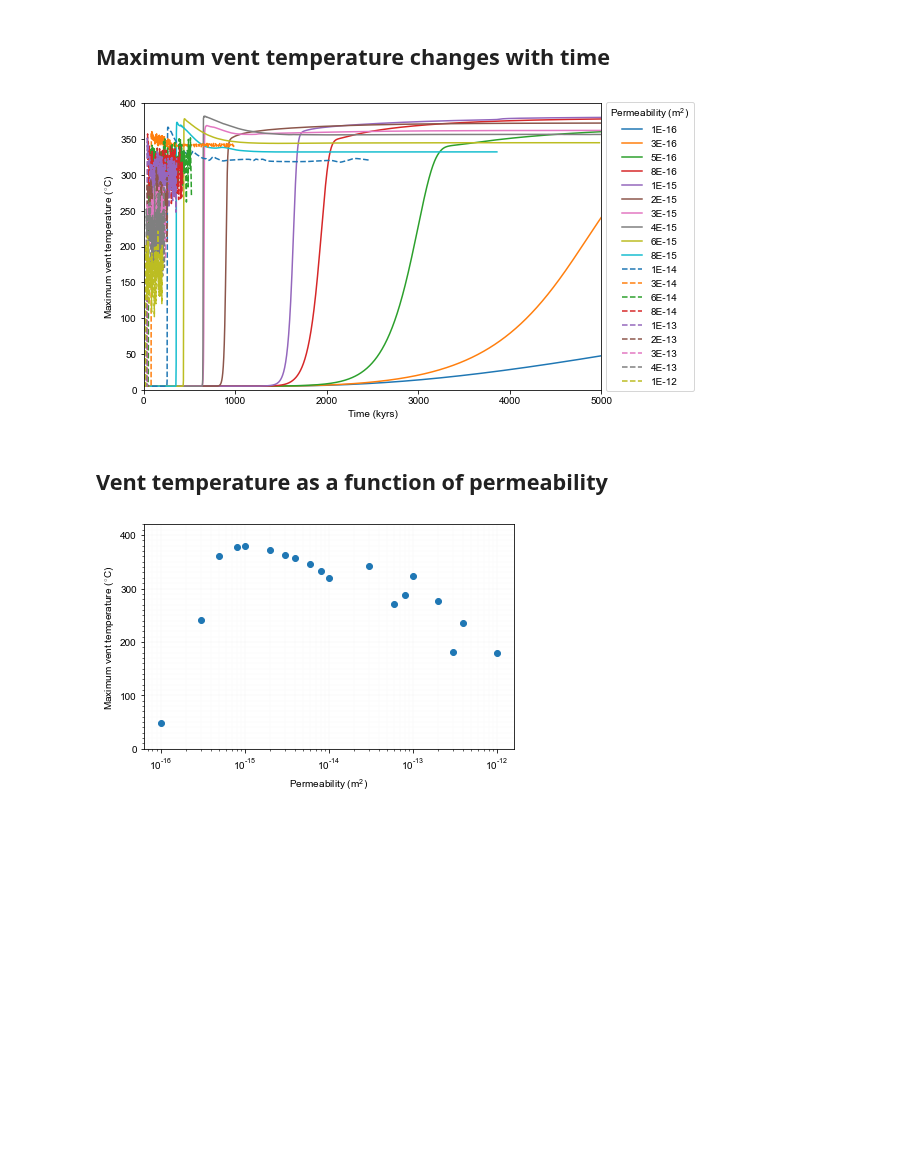
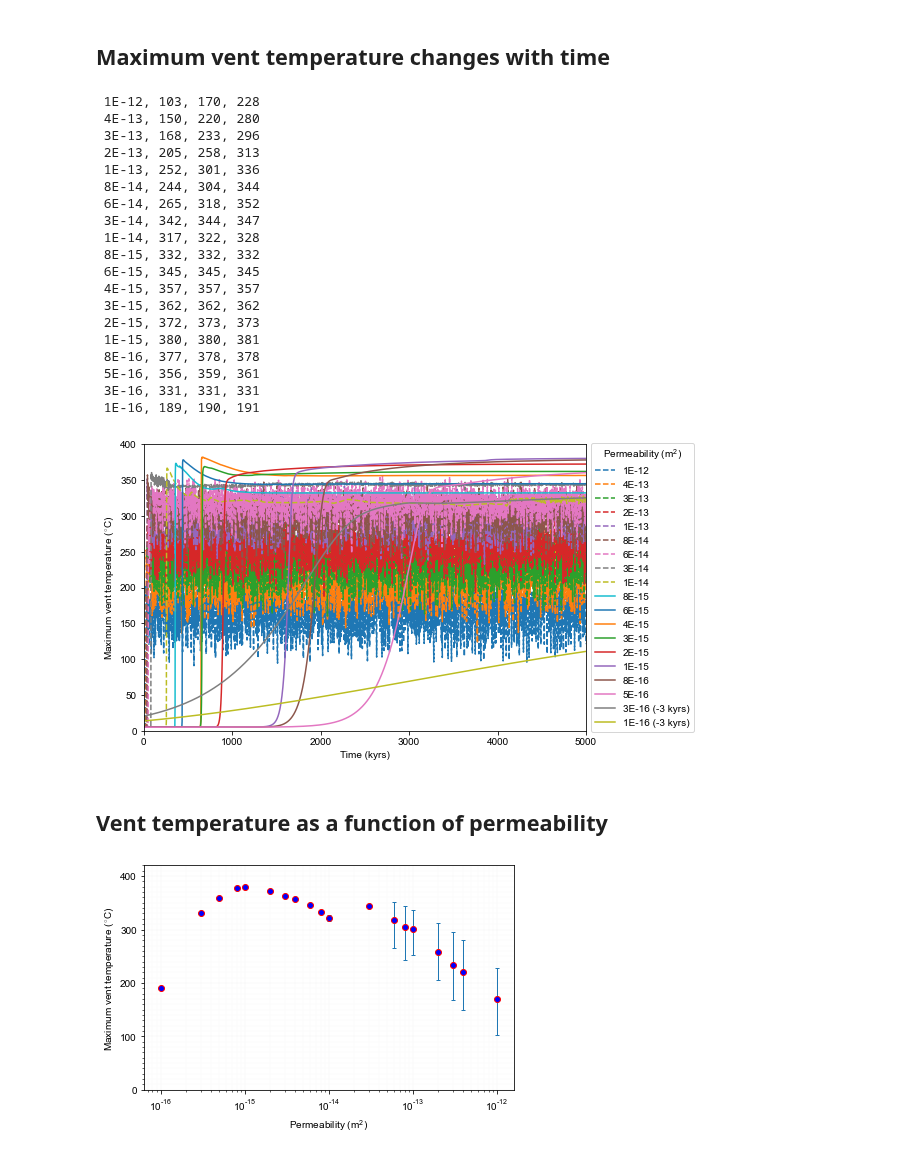
Before and after one commit to lruepke/HTF_lecture, a Jupyter notebook: source/lectures/L04/cases/Driesner2010/jupyter/Plot_CaseResults.ipynb, the cells around one changed output. Cells and saved outputs as stored; diff of their text form; code cells hidden in the pictures; blank space fills up the shorter version.

```diff
--- a/source/lectures/L04/cases/Driesner2010/jupyter/Plot_CaseResults.ipynb
+++ b/source/lectures/L04/cases/Driesner2010/jupyter/Plot_CaseResults.ipynb
@@ -57,41 +57,74 @@ def readVTK_2D(vtkfile,positiveDepth=True,scale_coord=1):
 # %%
 path_results='../HS1000/results'
 permeabilities=[1E-16,3E-16,5E-16,8E-16,1E-15,2E-15,3E-15,4E-15,6E-15,8E-15,1E-14,3E-14,6E-14,8E-14,1E-13,2E-13,3E-13,4E-13,1E-12]
-ventT=np.zeros_like(permeabilities)
+ventT={'min':[],'max':[],'mean':[]}
+for key in ventT.keys():
+    ventT[key]=np.zeros_like(permeabilities)
 # %%
 fig=plt.figure(figsize=(8.5,4.95))
 ax=plt.gca()
 ls='solid'
-for i in range(0,len(permeabilities)):
+start_steadState=-200
+for i in range(len(permeabilities)-1,-1,-1):
     perm=permeabilities[i]
     fname_ventT=str('%s/ventT_%.0E.txt'%(path_results,perm))
     data=np.loadtxt(fname_ventT)
     t=data[:,0]
     T=data[:,1]
-    ventT[i]=T[-1] # will be used in the next cell
-    if(i//10 ==1):
+    ventT['mean'][i]=np.mean(T[start_steadState:-1])
+    ventT['min'][i]=np.min(T[start_steadState:-1])
+    ventT['max'][i]=np.max(T[start_steadState:-1])
+    print(' %.0E, %.0f, %.0f, %.0f'%(perm, ventT['min'][i], ventT['mean'][i], ventT['max'][i]))
+    if(i//10 ==0):
+        ls='solid'
+    elif(i//10 == 1):
         ls='dashed'
     elif(i//10 == 2):
         ls='dotted'
-    ax.plot(t,T,label='%.0E'%(perm),ls=ls)
+    if(perm<5E-16):
+        ax.plot(t-3000,T,label='%.0E (-3 kyrs)'%(perm),ls=ls)
+    else:
+        ax.plot(t,T,label='%.0E'%(perm),ls=ls)
 ax.legend(ncol=1,bbox_to_anchor=(1,-0.02),loc='lower left',title='Permeability (m$^{\mathregular{2}}$)')
 ax.set_xlabel('Time (kyrs)')
 ax.set_ylabel('Maximum vent temperature ($^{\circ}$C)')
 ax.set_xlim(0,5000)
 ax.set_ylim(0,400)
 
 plt.tight_layout()
 plt.savefig('%s/ventT_time_perm.pdf'%(path_figures))
 plt.savefig('%s/ventT_time_perm.svg'%(path_figures))
 plt.show()
 # %% [output]
+ 1E-12, 103, 170, 228
+ 4E-13, 150, 220, 280
+ 3E-13, 168, 233, 296
+ 2E-13, 205, 258, 313
+ 1E-13, 252, 301, 336
+ 8E-14, 244, 304, 344
+ 6E-14, 265, 318, 352
+ 3E-14, 342, 344, 347
+ 1E-14, 317, 322, 328
+ 8E-15, 332, 332, 332
+ 6E-15, 345, 345, 345
+ 4E-15, 357, 357, 357
+ 3E-15, 362, 362, 362
+ 2E-15, 372, 373, 373
+ 1E-15, 380, 380, 381
+ 8E-16, 377, 378, 378
+ 5E-16, 356, 359, 361
+ 3E-16, 331, 331, 331
+ 1E-16, 189, 190, 191
-[figure, old version]
+[figure, new version]
 # %% [markdown]
 ## Vent temperature as a function of permeability
 # %%
 fig=plt.figure(figsize=(6,4))
 ax=plt.gca()
-ax.semilogx(permeabilities,ventT,'o')
+# ax.semilogx(permeabilities,ventT['mean'],'o')
+ax.errorbar(permeabilities,ventT['mean'], yerr=[ventT['mean']-ventT['min'], ventT['max']-ventT['mean']],
+            capsize=2, elinewidth=1, marker='o',mec='r',mfc='b', linestyle='none')
+ax.set_xscale('log')
 
 ax.set_xlabel('Permeability (m$^{\mathregular{2}}$)')
 ax.set_ylabel('Maximum vent temperature ($^{\circ}$C)')
@@ -108,4 +141,4 @@ plt.savefig('%s/ventT_perm.pdf'%(path_figures))
 plt.savefig('%s/ventT_perm.svg'%(path_figures))
 plt.show()
 # %% [output]
-[figure, old version]
+[figure, new version]
```
Also changed, not shown: 24 other files.
